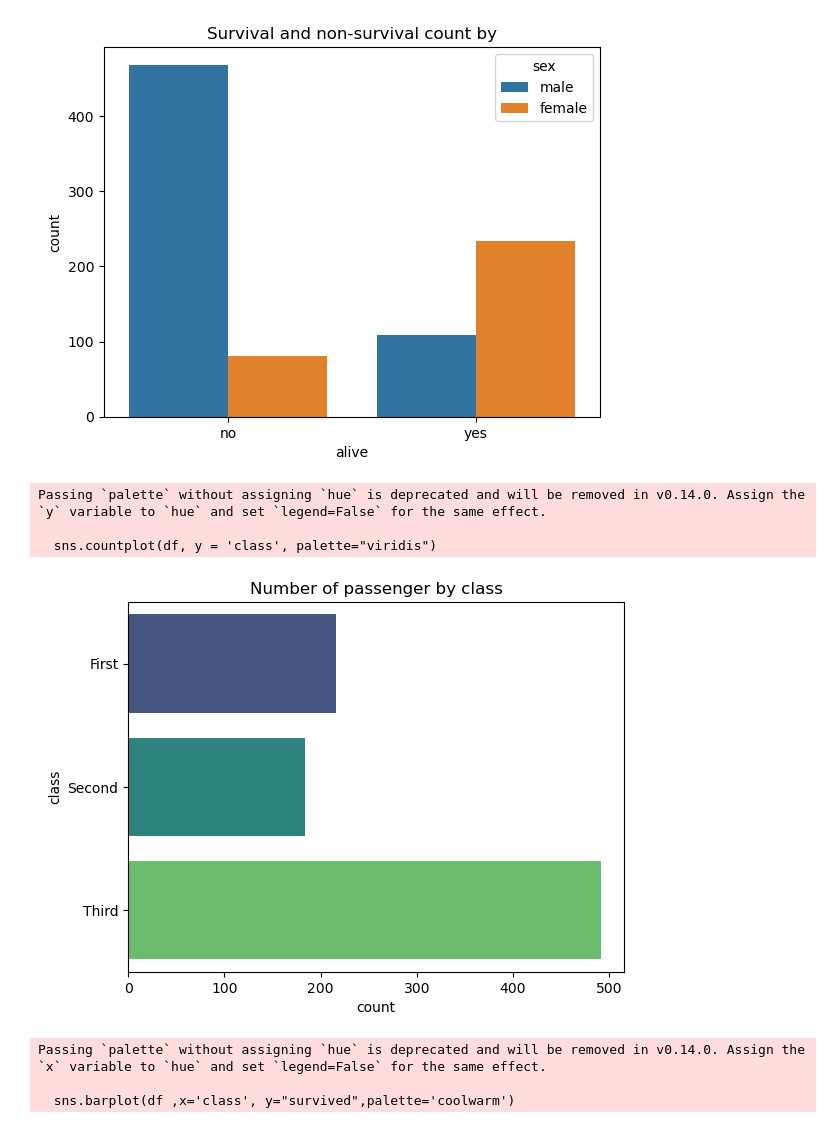
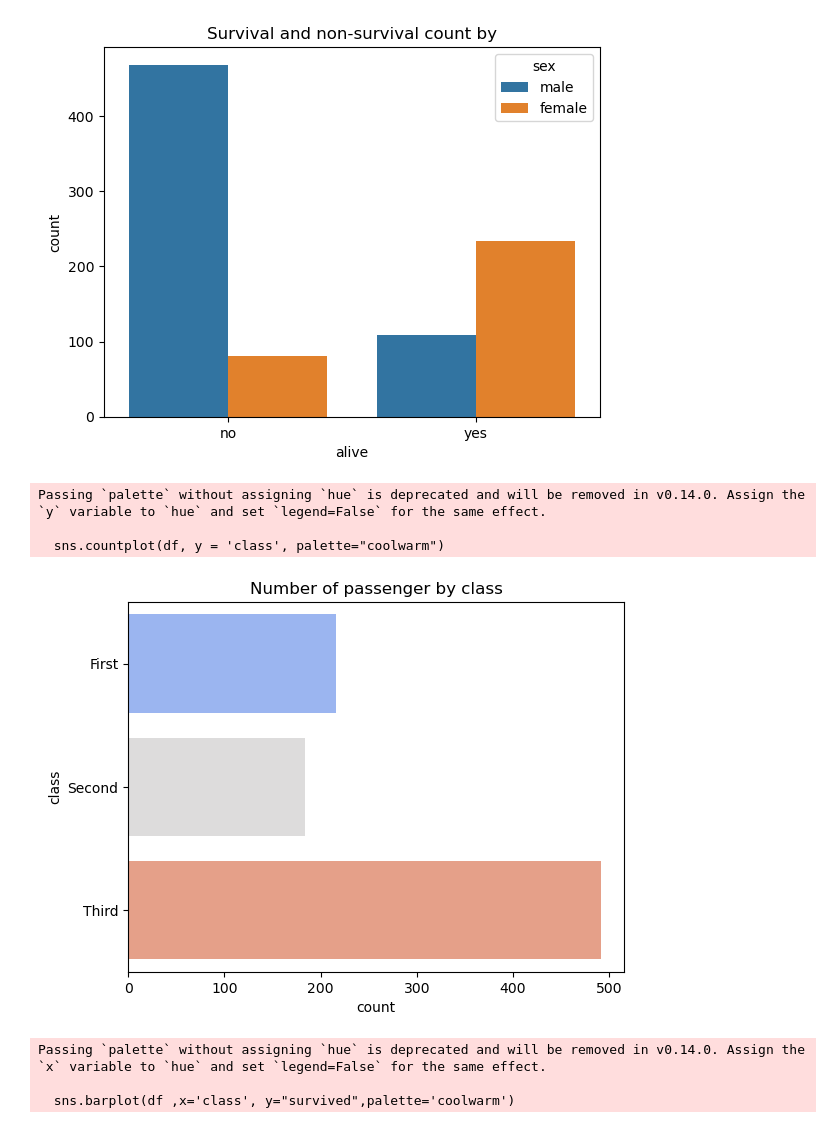
Before and after one commit to Vaibhavp0696/data-structure, a Jupyter notebook: analysis/visualization/seaborn.ipynb, the cells around one changed output. Cells and saved outputs as stored; diff of their text form; code cells hidden in the pictures.

```diff
--- a/analysis/visualization/seaborn.ipynb
+++ b/analysis/visualization/seaborn.ipynb
@@ -46,14 +46,14 @@ plt.show()
 # %% [output]
 [figure]
 # %%
-sns.countplot(df, y = 'class', palette="viridis")
+sns.countplot(df, y = 'class', palette="coolwarm")
 plt.title('Number of passenger by class')
 plt.show()
 # %% [output]
 Passing `palette` without assigning `hue` is deprecated and will be removed in v0.14.0. Assign the `y` variable to `hue` and set `legend=False` for the same effect.
 
-  sns.countplot(df, y = 'class', palette="viridis")
+  sns.countplot(df, y = 'class', palette="coolwarm")
-[figure, old version]
+[figure, new version]
 # %%
 sns.barplot(df ,x='class', y="survived",palette='coolwarm')
 plt.title('survival Rate by class')
```
Also changed, not shown: parts of 3 cells of this notebook, 2 other files.
